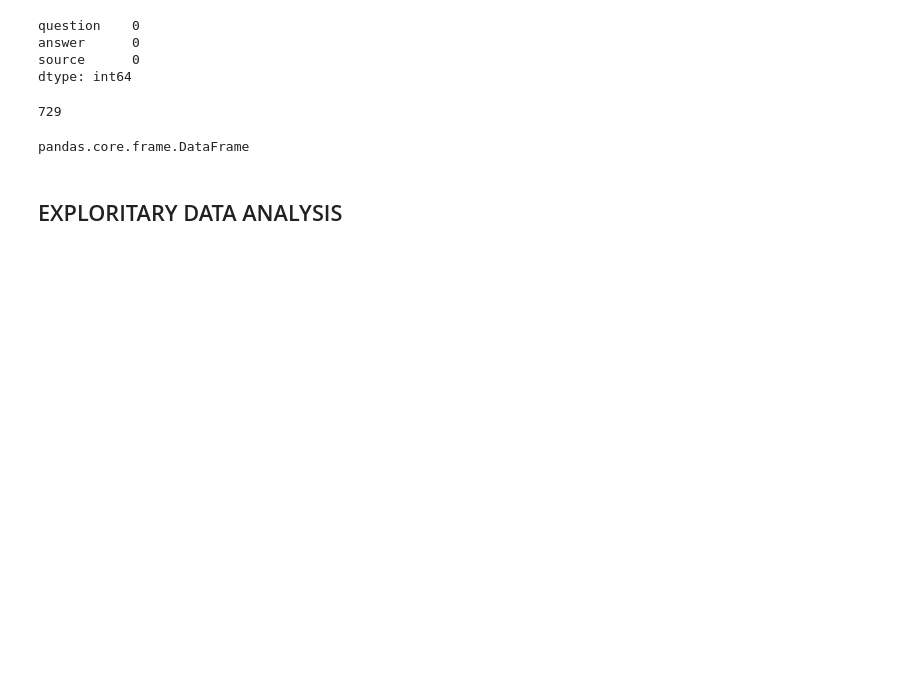
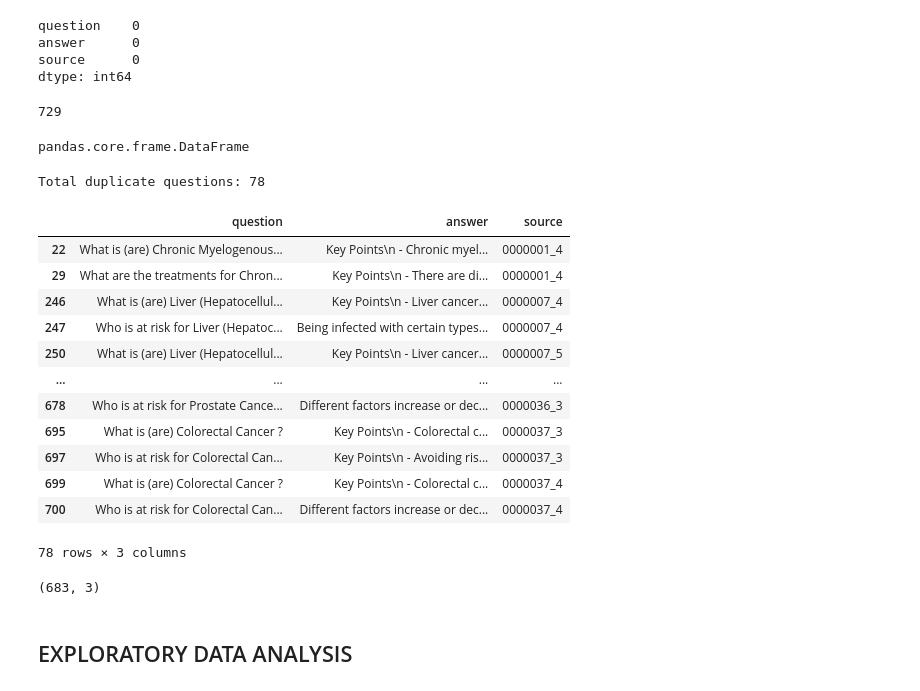
Before and after one commit to Husky-69/Cancer_NLP_Group_project, a Jupyter notebook: Medical_bot.ipynb, the cells around one changed output. Saved outputs shown, nothing was run; the diff lists cells and outputs as text; code cells hidden in the pictures; blank space fills up the shorter version.

```diff
--- a/Medical_bot.ipynb
+++ b/Medical_bot.ipynb
@@ -127,3 +131,23 @@ len(cancer_df)
 type(cancer_df)
 # %% [output]
 pandas.core.frame.DataFrame
+# %%
+# Check how many duplicate questions exist
+duplicate_questions = cancer_df[cancer_df.duplicated(subset='question', keep=False)]
+print(f"Total duplicate questions: {duplicate_questions.shape[0]}")
+duplicate_questions
+# %% [output]
+Total duplicate questions: 78
+|  | question | answer | source |
+| 22 | What is (are) Chronic Myelogenous... | Key Points\n - Chronic myel... | 0000001_4 |
+| 29 | What are the treatments for Chron... | Key Points\n - There are di... | 0000001_4 |
+| 246 | What is (are) Liver (Hepatocellul... | Key Points\n - Liver cancer... | 0000007_4 |
+| 247 | Who is at risk for Liver (Hepatoc... | Being infected with certain types... | 0000007_4 |
+| 250 | What is (are) Liver (Hepatocellul... | Key Points\n - Liver cancer... | 0000007_5 |
+| ... | ... | ... | ... |
+| 678 | Who is at risk for Prostate Cance... | Different factors increase or dec... | 0000036_3 |
+| 695 | What is (are) Colorectal Cancer ? | Key Points\n - Colorectal c... | 0000037_3 |
+| 697 | Who is at risk for Colorectal Can... | Key Points\n - Avoiding ris... | 0000037_3 |
+| 699 | What is (are) Colorectal Cancer ? | Key Points\n - Colorectal c... | 0000037_4 |
+| 700 | Who is at risk for Colorectal Can... | Different factors increase or dec... | 0000037_4 |
+78 rows × 3 columns
@@ -130,5 +156,9 @@ pandas.core.frame.DataFrame
+# %%
+cancer_df.shape
+# %% [output]
+(683, 3)
 # %% [markdown]
-## EXPLORITARY DATA ANALYSIS
+## EXPLORATORY DATA ANALYSIS
 # %%
 
 nltk.download('wordnet')
```
Also changed, not shown: parts of 23 cells of this notebook.
